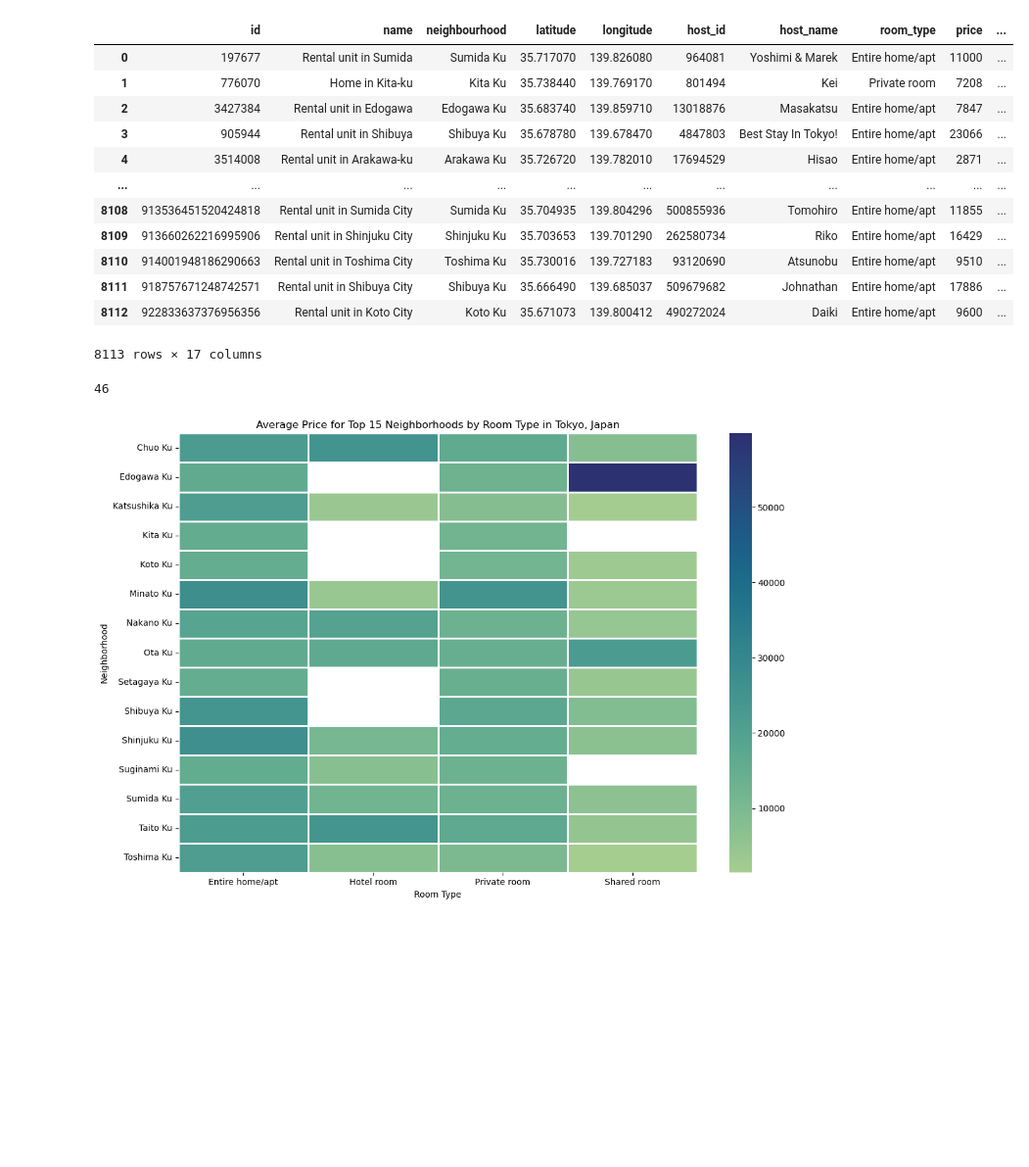
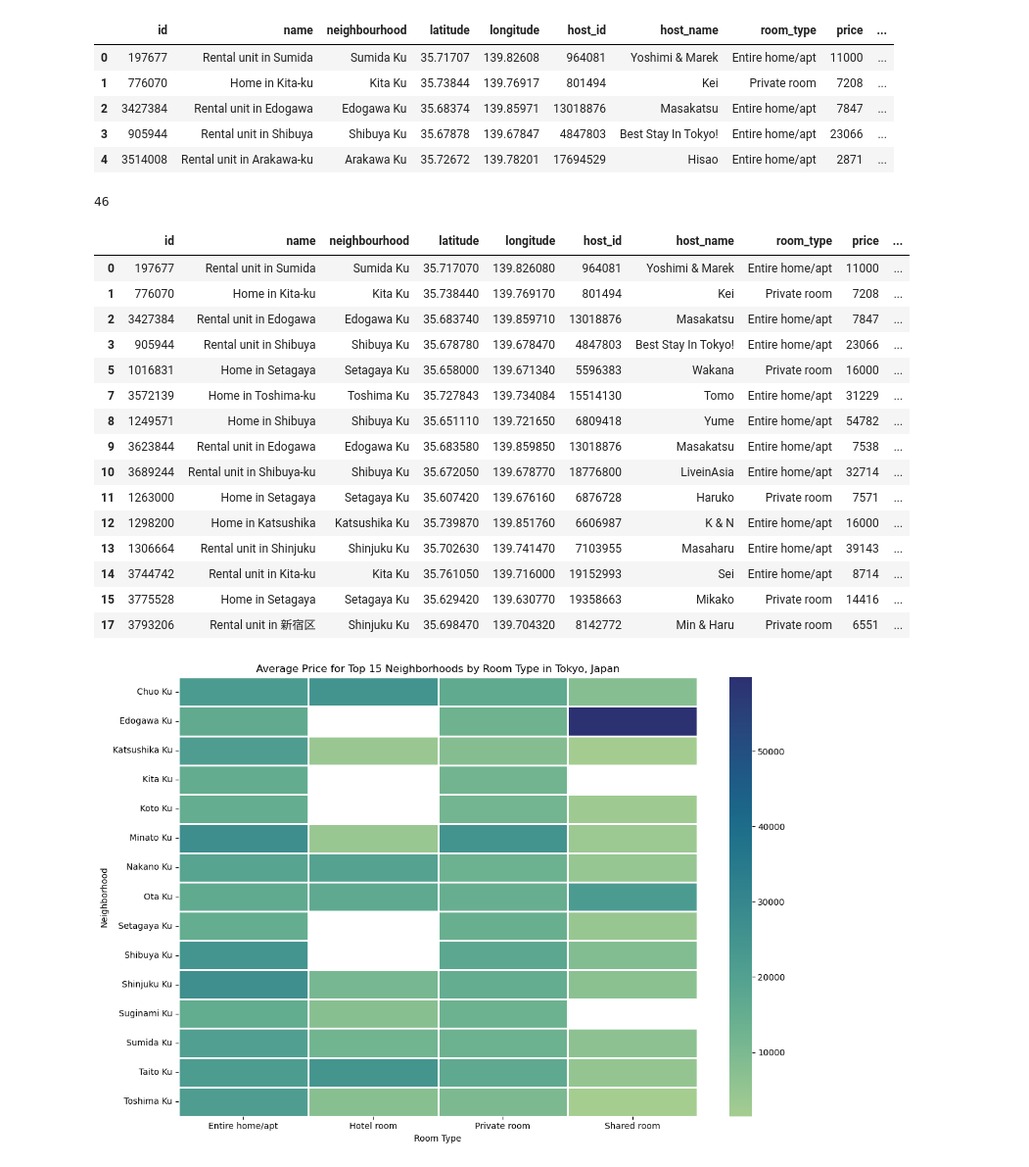
Before and after one commit to sophiagemanuel/Tokyo-Airbnb, a Jupyter notebook: Heatmap_Tokyo_Airbnb.ipynb, the cells around one changed output. Shown: that part at 98% size. Saved outputs shown, nothing was run; the diff lists cells and outputs as text; code cells hidden in the pictures; blank space fills up the shorter version.

```diff
--- a/Heatmap_Tokyo_Airbnb.ipynb
+++ b/Heatmap_Tokyo_Airbnb.ipynb
@@ -7,21 +7,14 @@ import matplotlib.pyplot as plt
 # %%
 #Read CSV file
 Tokyo_Airbnb_df = pd.read_csv("Resources/updated_summarylist.csv")
-Tokyo_Airbnb_df
+Tokyo_Airbnb_df.head()
 # %% [output]
 |  | id | name | neighbourhood | latitude | longitude | host_id | host_name | room_type | price | ... |
-| 0 | 197677 | Rental unit in Sumida | Sumida Ku | 35.717070 | 139.826080 | 964081 | Yoshimi & Marek | Entire home/apt | 11000 | ... |
-| 1 | 776070 | Home in Kita-ku | Kita Ku | 35.738440 | 139.769170 | 801494 | Kei | Private room | 7208 | ... |
-| 2 | 3427384 | Rental unit in Edogawa | Edogawa Ku | 35.683740 | 139.859710 | 13018876 | Masakatsu | Entire home/apt | 7847 | ... |
-| 3 | 905944 | Rental unit in Shibuya | Shibuya Ku | 35.678780 | 139.678470 | 4847803 | Best Stay In Tokyo! | Entire home/apt | 23066 | ... |
-| 4 | 3514008 | Rental unit in Arakawa-ku | Arakawa Ku | 35.726720 | 139.782010 | 17694529 | Hisao | Entire home/apt | 2871 | ... |
-| ... | ... | ... | ... | ... | ... | ... | ... | ... | ... | ... |
-| 8108 | 913536451520424818 | Rental unit in Sumida City | Sumida Ku | 35.704935 | 139.804296 | 500855936 | Tomohiro | Entire home/apt | 11855 | ... |
-| 8109 | 913660262216995906 | Rental unit in Shinjuku City | Shinjuku Ku | 35.703653 | 139.701290 | 262580734 | Riko | Entire home/apt | 16429 | ... |
-| 8110 | 914001948186290663 | Rental unit in Toshima City | Toshima Ku | 35.730016 | 139.727183 | 93120690 | Atsunobu | Entire home/apt | 9510 | ... |
-| 8111 | 918757671248742571 | Rental unit in Shibuya City | Shibuya Ku | 35.666490 | 139.685037 | 509679682 | Johnathan | Entire home/apt | 17886 | ... |
-| 8112 | 922833637376956356 | Rental unit in Koto City | Koto Ku | 35.671073 | 139.800412 | 490272024 | Daiki | Entire home/apt | 9600 | ... |
+| 0 | 197677 | Rental unit in Sumida | Sumida Ku | 35.71707 | 139.82608 | 964081 | Yoshimi & Marek | Entire home/apt | 11000 | ... |
+| 1 | 776070 | Home in Kita-ku | Kita Ku | 35.73844 | 139.76917 | 801494 | Kei | Private room | 7208 | ... |
+| 2 | 3427384 | Rental unit in Edogawa | Edogawa Ku | 35.68374 | 139.85971 | 13018876 | Masakatsu | Entire home/apt | 7847 | ... |
+| 3 | 905944 | Rental unit in Shibuya | Shibuya Ku | 35.67878 | 139.67847 | 4847803 | Best Stay In Tokyo! | Entire home/apt | 23066 | ... |
+| 4 | 3514008 | Rental unit in Arakawa-ku | Arakawa Ku | 35.72672 | 139.78201 | 17694529 | Hisao | Entire home/apt | 2871 | ... |
-8113 rows × 17 columns
 # %%
 #Count the nukmber of neighbourhoods
 name_count = Tokyo_Airbnb_df['neighbourhood'].nunique()
@@ -29,13 +22,31 @@ name_count
 # %% [output]
 46
 # %%
-#select top 15 neighborhouds by count to produce a heat map in seaborn
+#select top 15 neighborhoods by count to produce a heat map in seaborn
 # top_15_neighborhoods = Tokyo_Airbnb_df['neighbourhood'].value_counts().sort_values(ascending=False).head(15)
 neighborhood_counts = Tokyo_Airbnb_df['neighbourhood'].value_counts().reset_index()
 neighborhood_counts.columns = ['neighbourhood', 'count']
 Tokyo_Airbnb_df_with_counts = Tokyo_Airbnb_df.merge(neighborhood_counts, on='neighbourhood', how='left')
 top_15_neighborhoods_list = neighborhood_counts.head(15)['neighbourhood']
 top_15_neighborhoods = Tokyo_Airbnb_df_with_counts[Tokyo_Airbnb_df_with_counts['neighbourhood'].isin(top_15_neighborhoods_list)]
+top_15_neighborhoods.head(15)
+# %% [output]
+|  | id | name | neighbourhood | latitude | longitude | host_id | host_name | room_type | price | ... |
+| 0 | 197677 | Rental unit in Sumida | Sumida Ku | 35.717070 | 139.826080 | 964081 | Yoshimi & Marek | Entire home/apt | 11000 | ... |
+| 1 | 776070 | Home in Kita-ku | Kita Ku | 35.738440 | 139.769170 | 801494 | Kei | Private room | 7208 | ... |
+| 2 | 3427384 | Rental unit in Edogawa | Edogawa Ku | 35.683740 | 139.859710 | 13018876 | Masakatsu | Entire home/apt | 7847 | ... |
+| 3 | 905944 | Rental unit in Shibuya | Shibuya Ku | 35.678780 | 139.678470 | 4847803 | Best Stay In Tokyo! | Entire home/apt | 23066 | ... |
+| 5 | 1016831 | Home in Setagaya | Setagaya Ku | 35.658000 | 139.671340 | 5596383 | Wakana | Private room | 16000 | ... |
+| 7 | 3572139 | Home in Toshima-ku | Toshima Ku | 35.727843 | 139.734084 | 15514130 | Tomo | Entire home/apt | 31229 | ... |
+| 8 | 1249571 | Home in Shibuya | Shibuya Ku | 35.651110 | 139.721650 | 6809418 | Yume | Entire home/apt | 54782 | ... |
+| 9 | 3623844 | Rental unit in Edogawa | Edogawa Ku | 35.683580 | 139.859850 | 13018876 | Masakatsu | Entire home/apt | 7538 | ... |
+| 10 | 3689244 | Rental unit in Shibuya-ku | Shibuya Ku | 35.672050 | 139.678770 | 18776800 | LiveinAsia | Entire home/apt | 32714 | ... |
+| 11 | 1263000 | Home in Setagaya | Setagaya Ku | 35.607420 | 139.676160 | 6876728 | Haruko | Private room | 7571 | ... |
+| 12 | 1298200 | Home in Katsushika | Katsushika Ku | 35.739870 | 139.851760 | 6606987 | K & N | Entire home/apt | 16000 | ... |
+| 13 | 1306664 | Rental unit in Shinjuku | Shinjuku Ku | 35.702630 | 139.741470 | 7103955 | Masaharu | Entire home/apt | 39143 | ... |
+| 14 | 3744742 | Rental unit in Kita-ku | Kita Ku | 35.761050 | 139.716000 | 19152993 | Sei | Entire home/apt | 8714 | ... |
+| 15 | 3775528 | Home in Setagaya | Setagaya Ku | 35.629420 | 139.630770 | 19358663 | Mikako | Private room | 14416 | ... |
+| 17 | 3793206 | Rental unit in 新宿区 | Shinjuku Ku | 35.698470 | 139.704320 | 8142772 | Min & Haru | Private room | 6551 | ... |
 # %%
 # Generate a heat map for neighbourhood, room type, and price relation
 neighbourhood_roomtype_price = top_15_neighborhoods.pivot_table(index='neighbourhood', columns='room_type', values='price', aggfunc='mean')
```
